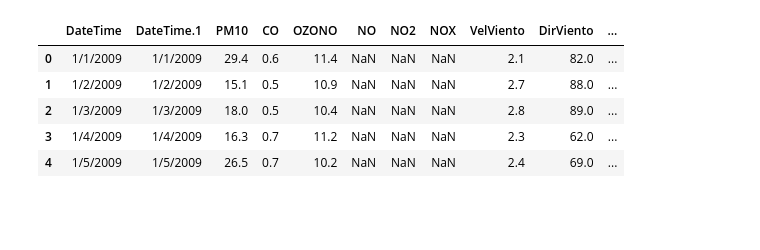
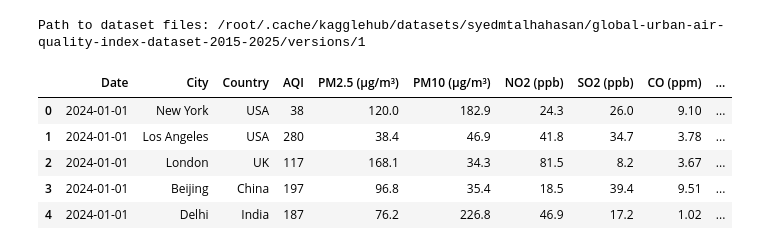
Before and after one commit to mbarragan744/proyecto-IA, a Jupyter notebook: proyecto.ipynb, the cells around one changed output. Drawn from its saved outputs; the diff is of its cells as text; code cells hidden in the pictures; blank space fills up the shorter version.

```diff
--- a/proyecto.ipynb
+++ b/proyecto.ipynb
@@ -37,15 +3,20 @@ df.head()
+# %%
+import kagglehub
+
+# Download latest version
+path = kagglehub.dataset_download("syedmtalhahasan/global-urban-air-quality-index-dataset-2015-2025")
+
+print("Path to dataset files:", path)
+# %% [output]
+Path to dataset files: /root/.cache/kagglehub/datasets/syedmtalhahasan/global-urban-air-quality-index-dataset-2015-2025/versions/1
 # %%
 import pandas as pd
-
-# Cargar el archivo CSV
-df = pd.read_csv('DEMF7_1.csv')
-
-# Mostrar las primeras filas
+df=pd.read_csv(path+"/global_air_quality_dataset.csv")
 df.head()
 # %% [output]
-|  | DateTime | DateTime.1 | PM10 | CO | OZONO | NO | NO2 | NOX | VelViento | DirViento | ... |
-| 0 | 1/1/2009 | 1/1/2009 | 29.4 | 0.6 | 11.4 | NaN | NaN | NaN | 2.1 | 82.0 | ... |
-| 1 | 1/2/2009 | 1/2/2009 | 15.1 | 0.5 | 10.9 | NaN | NaN | NaN | 2.7 | 88.0 | ... |
-| 2 | 1/3/2009 | 1/3/2009 | 18.0 | 0.5 | 10.4 | NaN | NaN | NaN | 2.8 | 89.0 | ... |
-| 3 | 1/4/2009 | 1/4/2009 | 16.3 | 0.7 | 11.2 | NaN | NaN | NaN | 2.3 | 62.0 | ... |
-| 4 | 1/5/2009 | 1/5/2009 | 26.5 | 0.7 | 10.2 | NaN | NaN | NaN | 2.4 | 69.0 | ... |
+|  | Date | City | Country | AQI | PM2.5 (µg/m³) | PM10 (µg/m³) | NO2 (ppb) | SO2 (ppb) | CO (ppm) | ... |
+| 0 | 2024-01-01 | New York | USA | 38 | 120.0 | 182.9 | 24.3 | 26.0 | 9.10 | ... |
+| 1 | 2024-01-01 | Los Angeles | USA | 280 | 38.4 | 46.9 | 41.8 | 34.7 | 3.78 | ... |
+| 2 | 2024-01-01 | London | UK | 117 | 168.1 | 34.3 | 81.5 | 8.2 | 3.67 | ... |
+| 3 | 2024-01-01 | Beijing | China | 197 | 96.8 | 35.4 | 18.5 | 39.4 | 9.51 | ... |
+| 4 | 2024-01-01 | Delhi | India | 187 | 76.2 | 226.8 | 46.9 | 17.2 | 1.02 | ... |
```
Also changed, not shown: parts of 3 cells of this notebook.
